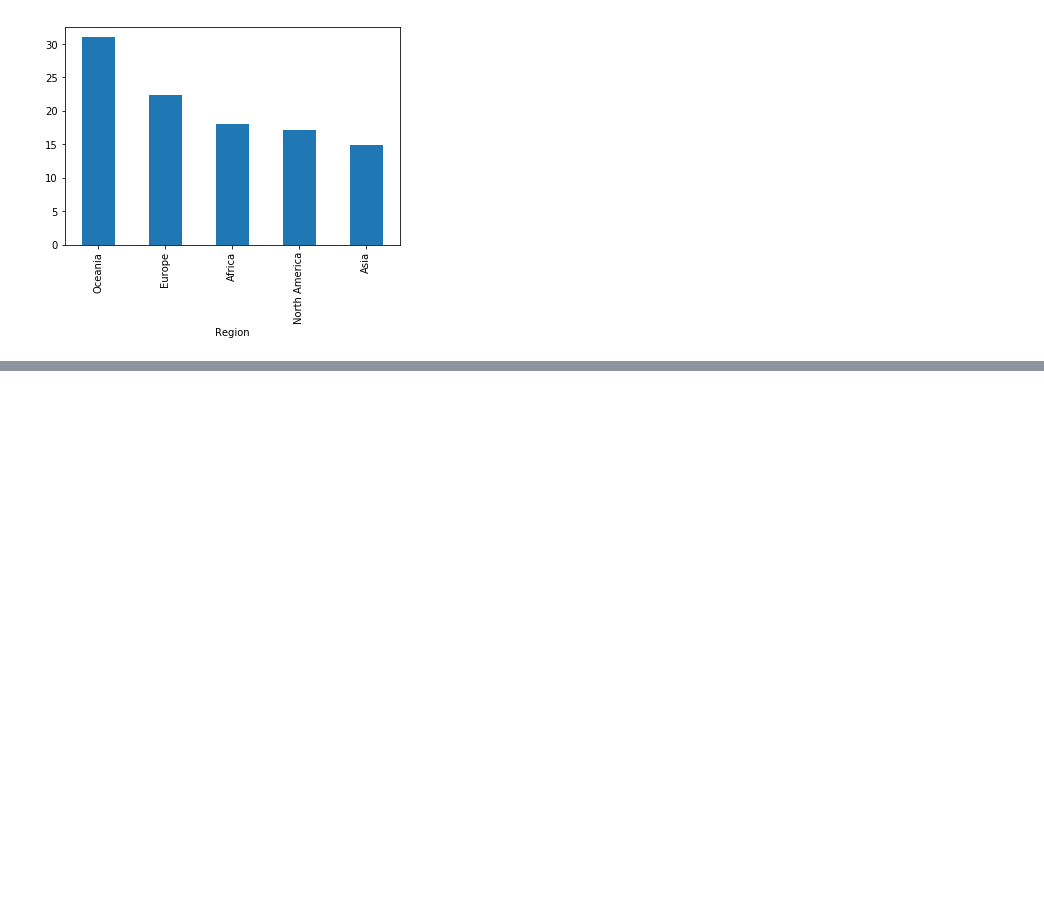
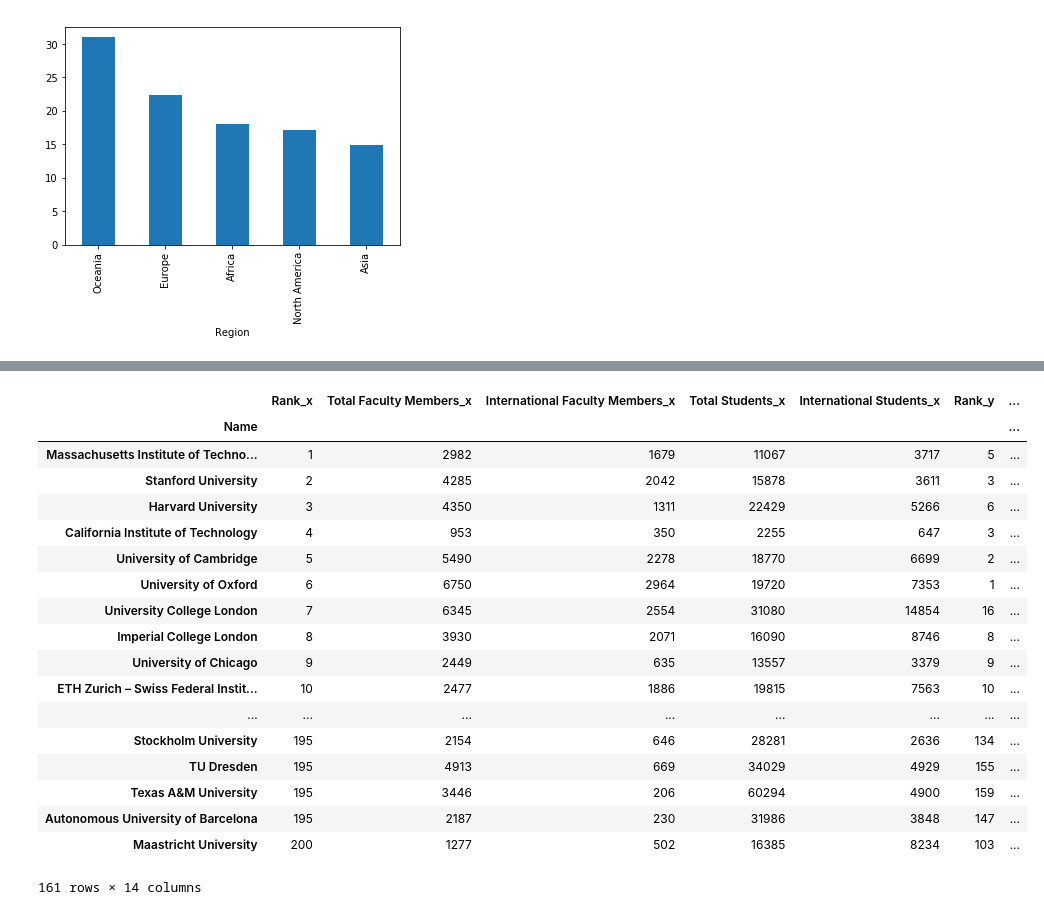
Before and after one commit to pmichele/ADA-Group, a Jupyter notebook: Michele/02 - Data from the Web/Homework 2.ipynb, the cells around one changed output, grey strips where cells are left out. Cells and saved outputs as stored; diff of their text form; code cells hidden in the pictures; blank space fills up the shorter version.

```diff
--- a/Michele/02 - Data from the Web/Homework 2.ipynb
+++ b/Michele/02 - Data from the Web/Homework 2.ipynb
@@ -449,0 +303,14 @@ rest
+# %%
+def to_english(unis):
+    i = 0
+    for uni in unis:
+        url = 'https://en.wikipedia.org/wiki/' + uni
+        soup = BeautifulSoup(requests.get(url).text, "html.parser")
+        eng = soup.h1.text
+        unis[i] = eng
+        print(uni, "->", eng)
+        i += 1
+    return unis
+
+eng = to_english(df.reset_index()['Name'])
+eng2 = to_english(df2.reset_index()['Name'])
@@ -449,0 +364,17 @@ rest
+# %%
+# Fixing edge cases, when the get request to wikipedia fails
+df.loc['KIT, Karlsruhe Institute of Technology', "Key"] = "karlsruhe institute technology".encode()
+df.loc['Université Pierre et Marie Curie (UPMC)', "Key"] = "pierre and marie curie univers".encode()
+df.loc['Trinity College Dublin, The University of Dublin', "Key"] = "trinity college dublin".encode()
+df.loc['Scuola Superiore Sant\'Anna Pisa di Studi Universitari e di Perfezionamento', "Key"] = "scuola superiore santanna".encode()
+df.loc['Nanyang Technological University, Singapore (NTU)', "Key"] = "nanyang technological univers".encode()
+df.loc['KAIST - Korea Advanced Institute of Science & Technology', "Key"] = "korea advanced institute science and technology".encode()
+df2.loc['University College London', "Key"] = "ucl".encode()
+df2.loc['Wageningen University & Research', "Key"] = "wageningen univers and research centre".encode()
+df2.loc['ETH Zurich – Swiss Federal Institute of Technology Zurich', "Key"] = "eth zurich swiss federal institute technology".encode()
+# Merging the dataframes
+df3 = df.reset_index().merge(df2.reset_index(), on='Key', how='outer').set_index('Key')
+# Merge fields
+df3['Country'] = df3['Country_x'].fillna(df3['Country_y'])
+df3['Region'] = df3['Region_x'].fillna(df3['Region_y'])
+df3 = df3.drop(['Country_x', 'Country_y', 'Region_x', 'Region_y'], 1)
@@ -449,0 +419,28 @@ rest
+# %%
+# We can now get rid of unmatchable cases...
+df4 = df3[(pd.notnull(df3['Rank_x'])) & (pd.notnull(df3['Rank_y']))]
+# ...and merge the indexes
+df4.index = df4["Name_y"]
+df4.index.name = "Name"
+df4 = df4.drop(["Name_x", "Name_y"], axis=1)
+df4
+# %% [output]
+|  | Rank_x | Total Faculty Members_x | International Faculty Members_x | Total Students_x | International Students_x | Rank_y | ... |
+| Name |  |  |  |  |  |  | ... |
+| Massachusetts Institute of Techno... | 1 | 2982 | 1679 | 11067 | 3717 | 5 | ... |
+| Stanford University | 2 | 4285 | 2042 | 15878 | 3611 | 3 | ... |
+| Harvard University | 3 | 4350 | 1311 | 22429 | 5266 | 6 | ... |
+| California Institute of Technology | 4 | 953 | 350 | 2255 | 647 | 3 | ... |
+| University of Cambridge | 5 | 5490 | 2278 | 18770 | 6699 | 2 | ... |
+| University of Oxford | 6 | 6750 | 2964 | 19720 | 7353 | 1 | ... |
+| University College London | 7 | 6345 | 2554 | 31080 | 14854 | 16 | ... |
+| Imperial College London | 8 | 3930 | 2071 | 16090 | 8746 | 8 | ... |
+| University of Chicago | 9 | 2449 | 635 | 13557 | 3379 | 9 | ... |
+| ETH Zurich – Swiss Federal Instit... | 10 | 2477 | 1886 | 19815 | 7563 | 10 | ... |
+| ... | ... | ... | ... | ... | ... | ... | ... |
+| Stockholm University | 195 | 2154 | 646 | 28281 | 2636 | 134 | ... |
+| TU Dresden | 195 | 4913 | 669 | 34029 | 4929 | 155 | ... |
+| Texas A&M University | 195 | 3446 | 206 | 60294 | 4900 | 159 | ... |
+| Autonomous University of Barcelona | 195 | 2187 | 230 | 31986 | 3848 | 147 | ... |
+| Maastricht University | 200 | 1277 | 502 | 16385 | 8234 | 103 | ... |
+161 rows × 14 columns
```
Also changed, not shown: parts of 16 cells of this notebook.
